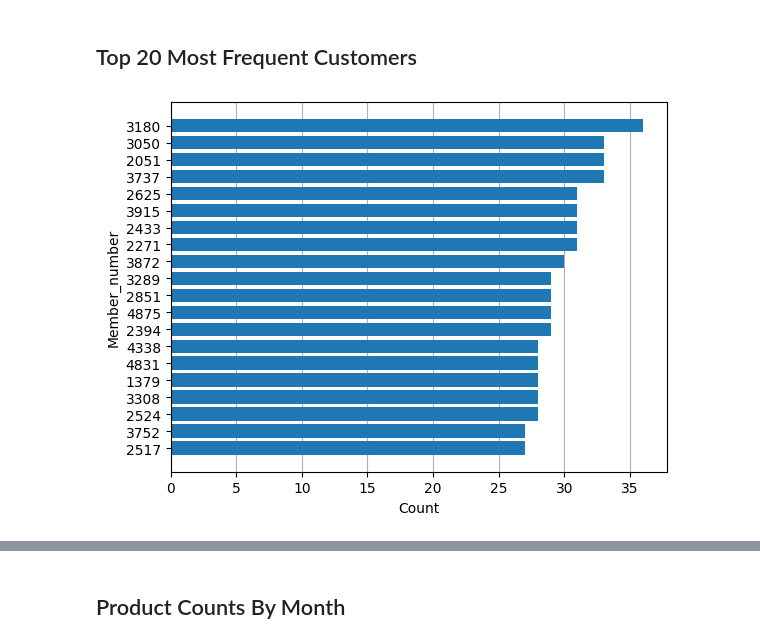
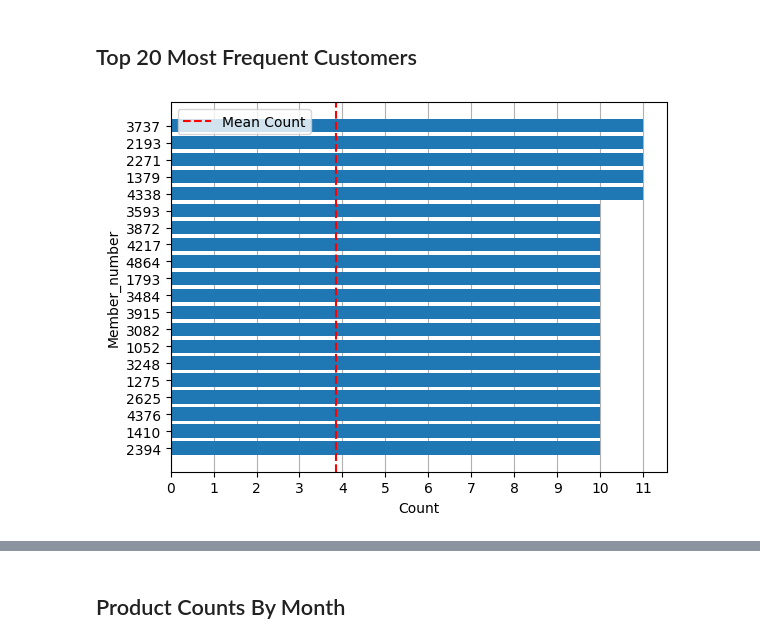
Before and after one commit to Ngoc-Cac/DataMining-Group2, a Jupyter notebook: Code/general_analysis.ipynb, the cells around one changed output, grey strips where cells are left out. Drawn from its saved outputs; the diff is of its cells as text; code cells hidden in the pictures.

```diff
--- a/Code/general_analysis.ipynb
+++ b/Code/general_analysis.ipynb
@@ -147,11 +95,15 @@ horizontal_bar(items_count.iloc[:top], plt.gca(), xticks=range(0, 2501, 200))
 # %% [markdown]
 ## Top 20 Most Frequent Customers
 # %%
-members_count = data.groupby('Member_number')\
-                    .count()['Date']\
+members_count = data.groupby('Member_number')['Date']\
+                    .aggregate(set)\
+                    .apply(len)\
                     .sort_values(ascending=False)
 
 top = 20
-horizontal_bar(members_count.iloc[:top], plt.gca())
+horizontal_bar(members_count.iloc[:top], (ax := plt.gca()), xticks=range(0, 12))
+ax.axvline(members_count.mean(), 0, 1, color='r', linestyle='--', label='Mean Count')
+ax.legend(loc='upper left')
+pass
 # %% [output]
-[figure, old version]
+[figure, new version]
```
Also changed, not shown: parts of 10 cells of this notebook, 1 other file.
